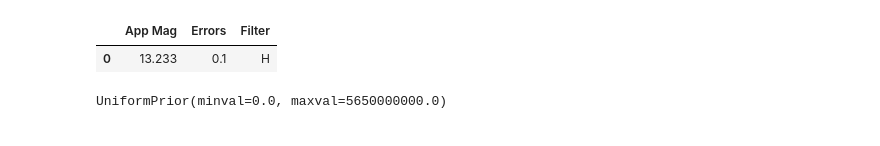
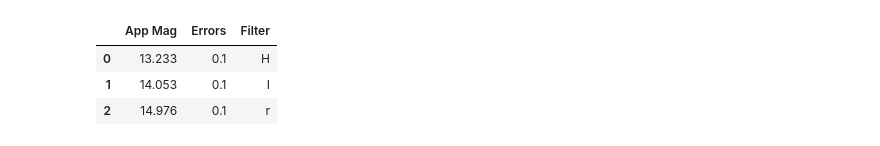
Before and after one commit to ziyyadali/COOLution, a Jupyter notebook: sampler_test.ipynb, the cells around one changed output. Saved outputs shown, nothing was run; the diff lists cells and outputs as text; code cells hidden in the pictures.

```diff
--- a/sampler_test.ipynb
+++ b/sampler_test.ipynb
@@ -6,19 +6,19 @@ from src.model import *
 from src.priors import *
 import corner.corner as corner
 # %%
-df1_data = {'App Mag': [13.233],
-            'Errors': [0.1],
-            'Filter': ['H']}
+df1_data = {'App Mag': [13.233, 14.053, 14.976],
+            'Errors': [0.1, 0.1, 0.1],
+            'Filter': ['H', "I", 'r']}
 df1 = pd.DataFrame(df1_data)
 df1
 # %% [output]
 |  | App Mag | Errors | Filter |
 | 0 | 13.233 | 0.1 | H |
+| 1 | 14.053 | 0.1 | I |
+| 2 | 14.976 | 0.1 | r |
 # %%
 s = System(df1, 100, 0.1)
-s.init_mass_prior
+#s.init_age_prior
-# %% [output]
-UniformPrior(minval=0.0, maxval=5650000000.0)
 # %%
 mdf = maketable('WD', filters=["H", "J"])
 # %%
```
Also changed, not shown: parts of 5 cells of this notebook, 4 other files.
